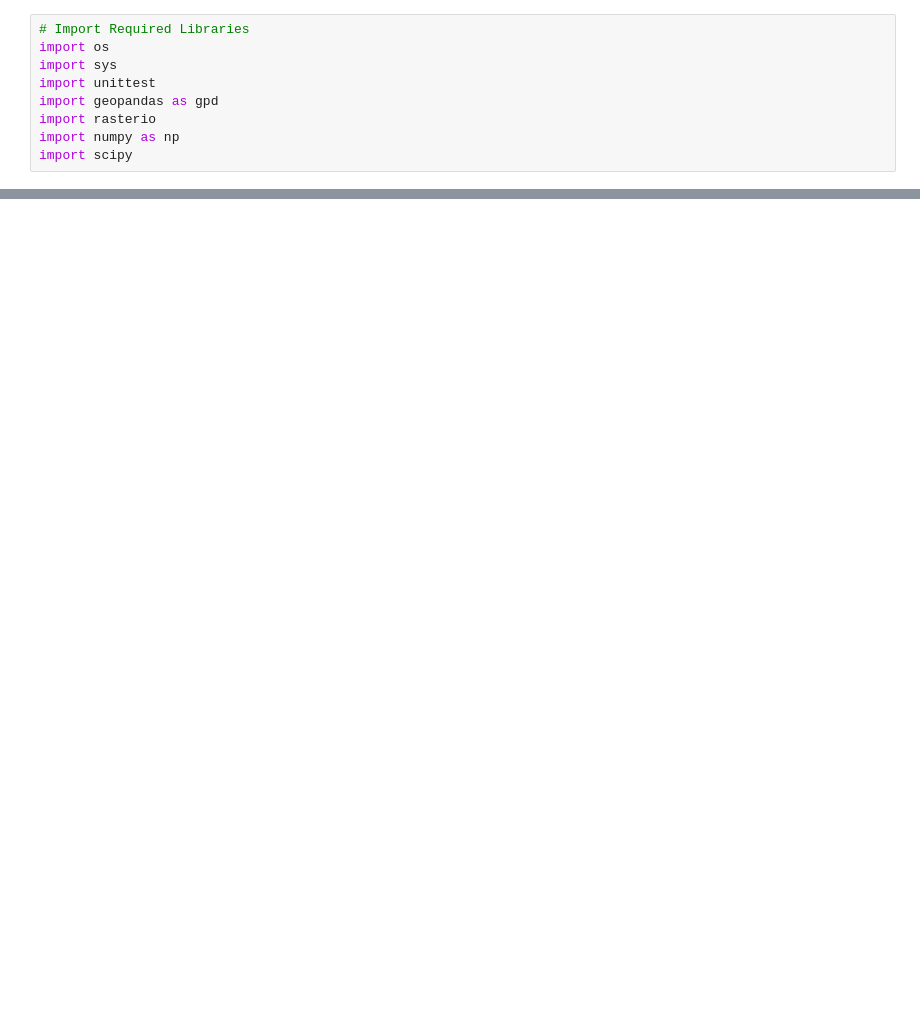
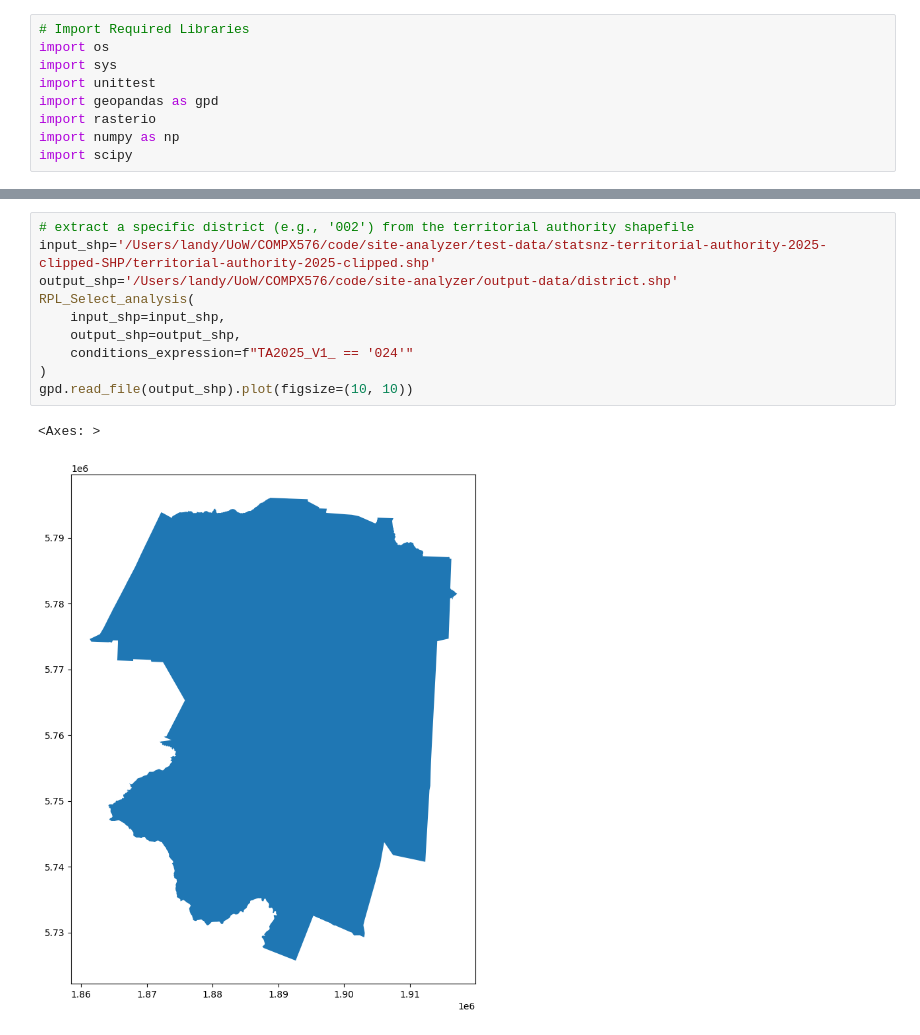
Before and after one commit to landyking/site-analyzer, a Jupyter notebook: experiments/gistest.ipynb, the cells around one changed output, grey strips where cells are left out. Cells and saved outputs as stored; diff of their text form; blank space fills up the shorter version.

```diff
--- a/experiments/gistest.ipynb
+++ b/experiments/gistest.ipynb
@@ -58,0 +124,13 @@ Run the unit tests and display the results in the notebook output.
+# %%
+# extract a specific district (e.g., '002') from the territorial authority shapefile
+input_shp='/Users/landy/UoW/COMPX576/code/site-analyzer/test-data/statsnz-territorial-authority-2025-clipped-SHP/territorial-authority-2025-clipped.shp'
+output_shp='/Users/landy/UoW/COMPX576/code/site-analyzer/output-data/district.shp'
+RPL_Select_analysis(
+    input_shp=input_shp,
+    output_shp=output_shp,
+    conditions_expression=f"TA2025_V1_ == '024'"
+)
+gpd.read_file(output_shp).plot(figsize=(10, 10))
+# %% [output]
+<Axes: >
+[figure, added]
```
Also changed, not shown: parts of 12 cells of this notebook, 3 other files.
